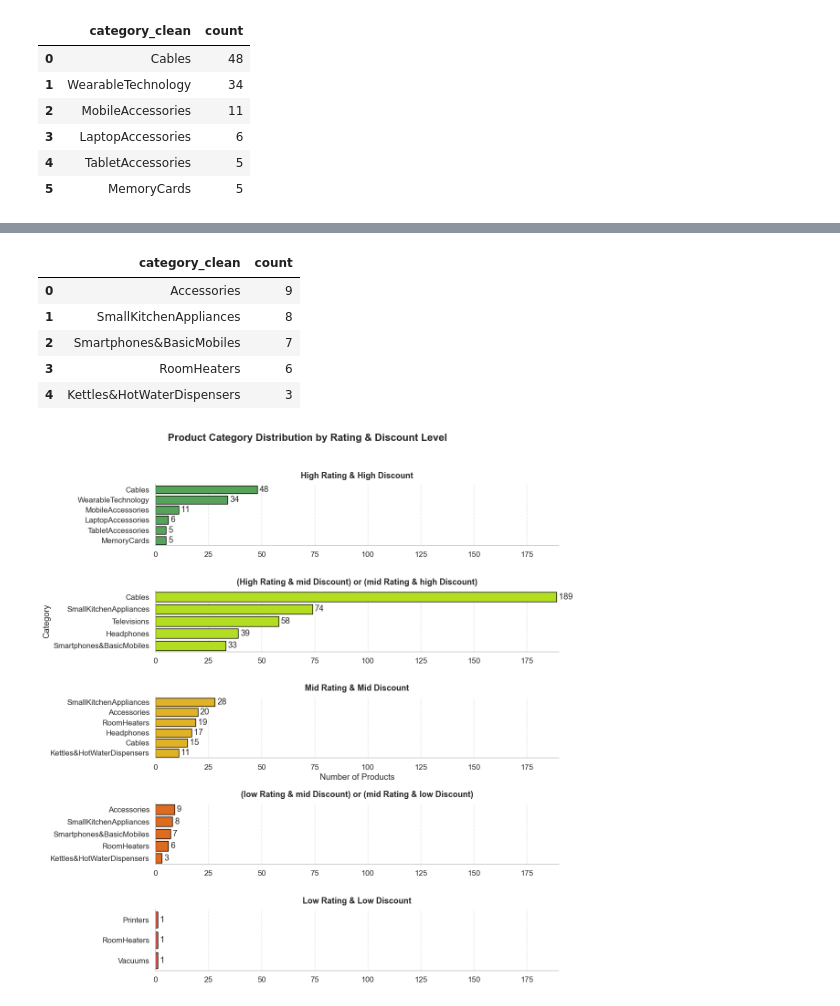
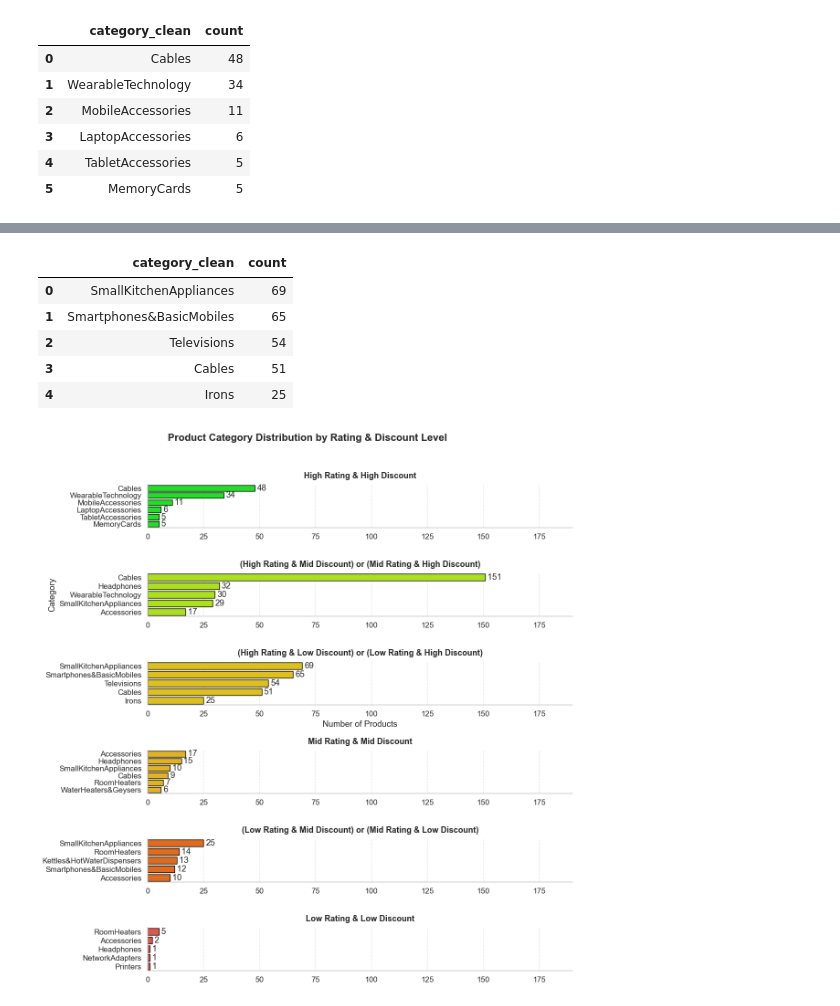
Before and after one commit to Mina-Makram-001/3_Amazon_Sales_Analysis_Project, a Jupyter notebook: 3_Business-Oriented_Questions/1_Customer_Satisfaction_Analysis.ipynb, the cells around one changed output, grey strips where cells are left out. Saved outputs shown, nothing was run; the diff lists cells and outputs as text; code cells hidden in the pictures.

```diff
--- a/3_Business-Oriented_Questions/1_Customer_Satisfaction_Analysis.ipynb
+++ b/3_Business-Oriented_Questions/1_Customer_Satisfaction_Analysis.ipynb
@@ -90,7 +90,7 @@ for percentage in discount_percentages:
     if percentage >= 0.70:
         percentages.append('high')
 
-    elif 0.70 > percentage >= 0.25:
+    elif 0.70 > percentage >= 0.5:
         percentages.append('mid')
 
     else:
@@ -344,0 +367,7 @@ df_index_lm
+# %%
+df_insight_sorted_mid= df_insight_sorted[((df_insight_sorted['percentages_rate'] == 'high') & (df_insight_sorted['ratings_rate'] == 'low')) | ((df_insight_sorted['percentages_rate'] == 'low') & (df_insight_sorted['ratings_rate'] == 'high')) ].copy()
+df_index_lh= df_insight_sorted_mid.reset_index()
+df_index_lh= df_index_lh.drop(columns='index')
+df_index_lh= df_index_lh.reset_index()
+df_index_lh= df_index_lh.set_index('index')
+df_index_lh
@@ -345,26 +389,27 @@ df_index_lm
 # %%
-count_lm= df_index_lm.value_counts('category_clean').head()
-count_lm_df= count_lm.reset_index()
-count_lm_df
+count_lh= df_index_lh.value_counts('category_clean').head()
+count_lh_df= count_lh.reset_index()
+count_lh_df
 # %% [output]
 |  | category_clean | count |
-| 0 | Accessories | 9 |
-| 1 | SmallKitchenAppliances | 8 |
-| 2 | Smartphones&BasicMobiles | 7 |
-| 3 | RoomHeaters | 6 |
-| 4 | Kettles&HotWaterDispensers | 3 |
+| 0 | SmallKitchenAppliances | 69 |
+| 1 | Smartphones&BasicMobiles | 65 |
+| 2 | Televisions | 54 |
+| 3 | Cables | 51 |
+| 4 | Irons | 25 |
 # %%
 sns.set_theme(style="whitegrid", font_scale=1.1)
 
 # --- Create subplots ---
-fig, ax = plt.subplots(5, 1, figsize=(12, 12))
+fig, ax = plt.subplots(6, 1, figsize=(12, 12))
 
 # --- Define color palette and data groups ---
 plot_data = [
-    (count_h_df, "High Rating & High Discount", "#4CAF50"),
-    (count_hm_df, "(High Rating & mid Discount) or (mid Rating & high Discount)", "#C5FC00"),
+    (count_h_df, "High Rating & High Discount", "#00FF08"),
+    (count_hm_df, "(High Rating & Mid Discount) or (Mid Rating & High Discount)", "#BBFF00"),
+    (count_lh_df, "(High Rating & Low Discount) or (Low Rating & High Discount)", "#FCD600"),
     (count_m_df, "Mid Rating & Mid Discount", "#FFC107"),
-    (count_lm_df, "(low Rating & mid Discount) or (mid Rating & low Discount)", "#FC6500"),
+    (count_lm_df, "(Low Rating & Mid Discount) or (Mid Rating & Low Discount)", "#FC6500"),
     (count_l_df, "Low Rating & Low Discount", "#F44336")
 ]
 
@@ -373,31 +418,31 @@ for i, (data, title, color) in enumerate(plot_data):
     sns.barplot(
         data=data,
         y='category_clean',
         x='count',
         color=color,
         ax=ax[i],
         edgecolor='black'
     )
     ax[i].set_xlim(0, 190)
     ax[i].set_title(title, fontsize=13, fontweight='bold', pad=10)
     ax[i].set_ylabel('Category' if i == 1 else '')  # keep center one only
     ax[i].set_xlabel('Number of Products' if i == 2 else '')
     ax[i].grid(axis='x', linestyle='--', alpha=0.5)
 
     for index, row in data.iterrows():
         ax[i].text(
             row['count'] + 1,     # x position (slightly to the right of bar)
             index,                # y position (row index)
             str(row['count']),    # text to display
             va='center'           # vertical alignment
         )
 
 # --- Overall figure title ---
 fig.suptitle("Product Category Distribution by Rating & Discount Level",
              fontsize=16, fontweight='bold', y=1.02)
 
 sns.despine()
 plt.tight_layout()
 plt.show()
 # %% [output]
-[figure, old version]
+[figure, new version]
```
Also changed, not shown: parts of 11 cells of this notebook, 6 other files.
